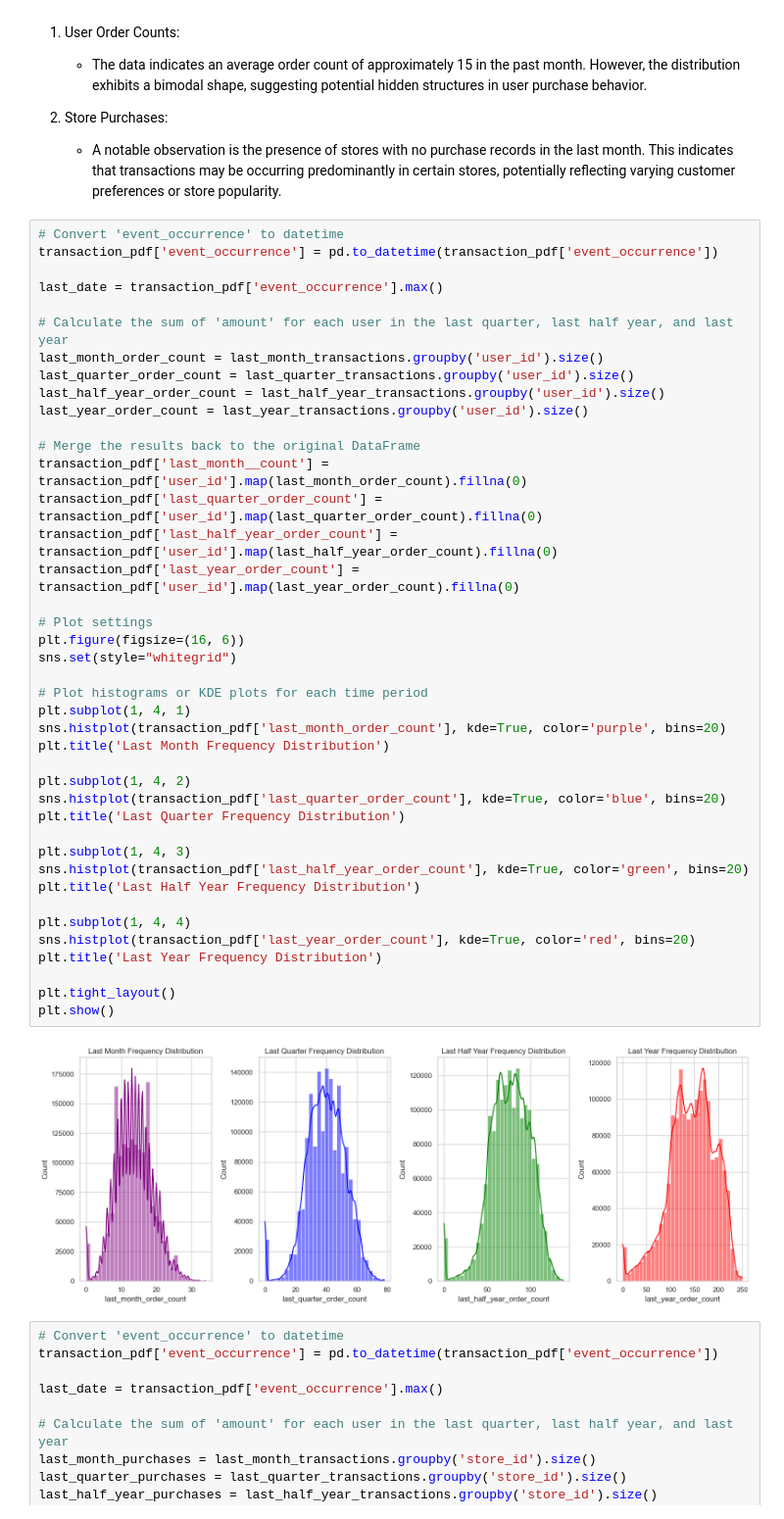
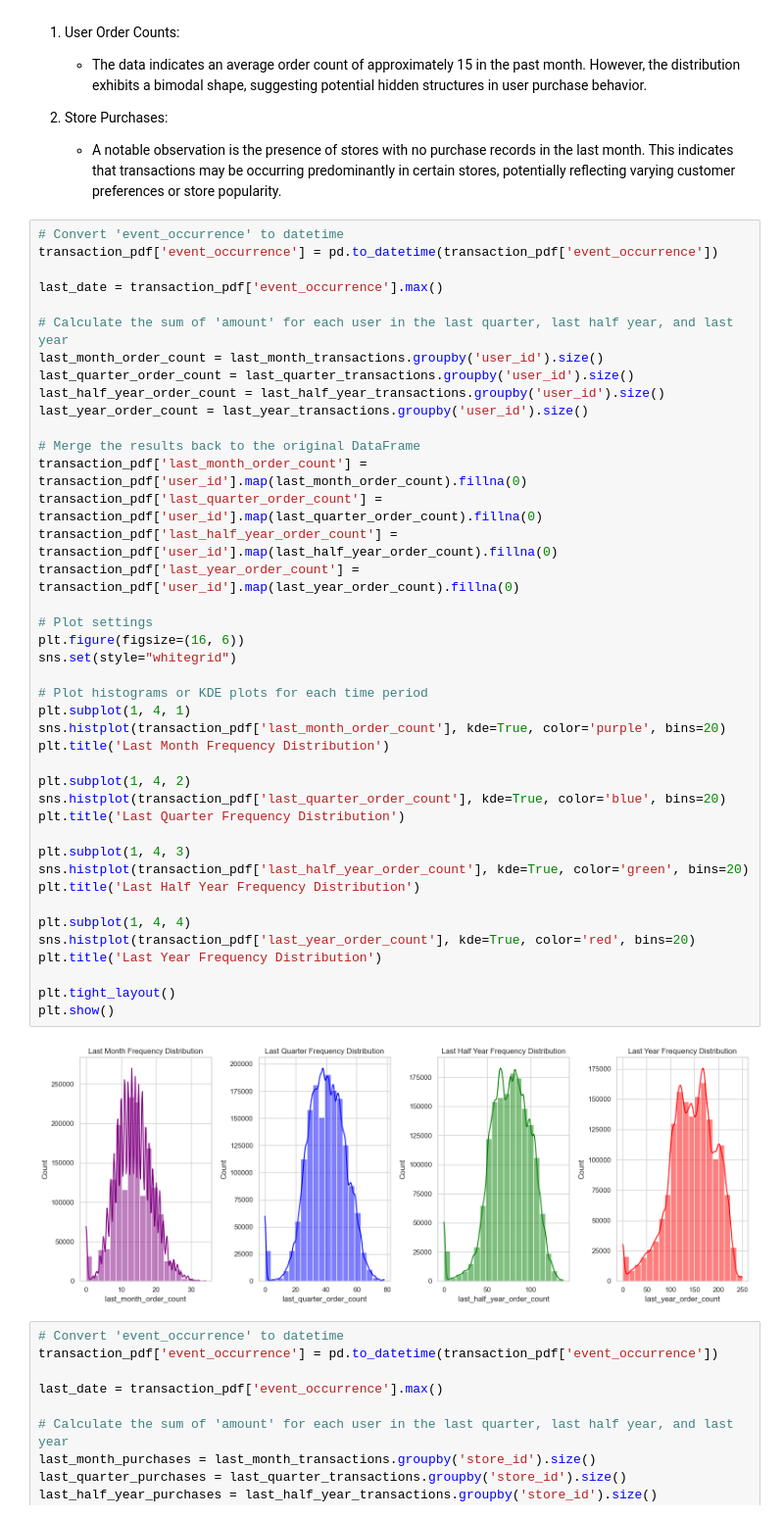
Before and after one commit to egpivo/gmv-forecaster, a Jupyter notebook: notebooks/exploratory_data_analysis.ipynb, the cells around one changed output. Shown at 98% size. Saved outputs shown, nothing was run; the diff lists cells and outputs as text.

```diff
--- a/notebooks/exploratory_data_analysis.ipynb
+++ b/notebooks/exploratory_data_analysis.ipynb
@@ -648,36 +648,36 @@ last_half_year_order_count = last_half_year_transactions.groupby('user_id').size
 last_year_order_count = last_year_transactions.groupby('user_id').size()
 
 # Merge the results back to the original DataFrame
-transaction_pdf['last_month__count'] = transaction_pdf['user_id'].map(last_month_order_count).fillna(0)
+transaction_pdf['last_month_order_count'] = transaction_pdf['user_id'].map(last_month_order_count).fillna(0)
 transaction_pdf['last_quarter_order_count'] = transaction_pdf['user_id'].map(last_quarter_order_count).fillna(0)
 transaction_pdf['last_half_year_order_count'] = transaction_pdf['user_id'].map(last_half_year_order_count).fillna(0)
 transaction_pdf['last_year_order_count'] = transaction_pdf['user_id'].map(last_year_order_count).fillna(0)
 
 # Plot settings
 plt.figure(figsize=(16, 6))
 sns.set(style="whitegrid")
 
 # Plot histograms or KDE plots for each time period
 plt.subplot(1, 4, 1)
 sns.histplot(transaction_pdf['last_month_order_count'], kde=True, color='purple', bins=20)
 plt.title('Last Month Frequency Distribution')
 
 plt.subplot(1, 4, 2)
 sns.histplot(transaction_pdf['last_quarter_order_count'], kde=True, color='blue', bins=20)
 plt.title('Last Quarter Frequency Distribution')
 
 plt.subplot(1, 4, 3)
 sns.histplot(transaction_pdf['last_half_year_order_count'], kde=True, color='green', bins=20)
 plt.title('Last Half Year Frequency Distribution')
 
 plt.subplot(1, 4, 4)
 sns.histplot(transaction_pdf['last_year_order_count'], kde=True, color='red', bins=20)
 plt.title('Last Year Frequency Distribution')
 
 plt.tight_layout()
 plt.show()
 # %% [output]
-[figure, old version]
+[figure, new version]
 # %%
 # Convert 'event_occurrence' to datetime
 transaction_pdf['event_occurrence'] = pd.to_datetime(transaction_pdf['event_occurrence'])
```
Also changed, not shown: parts of 9 cells of this notebook, 9 other files.
